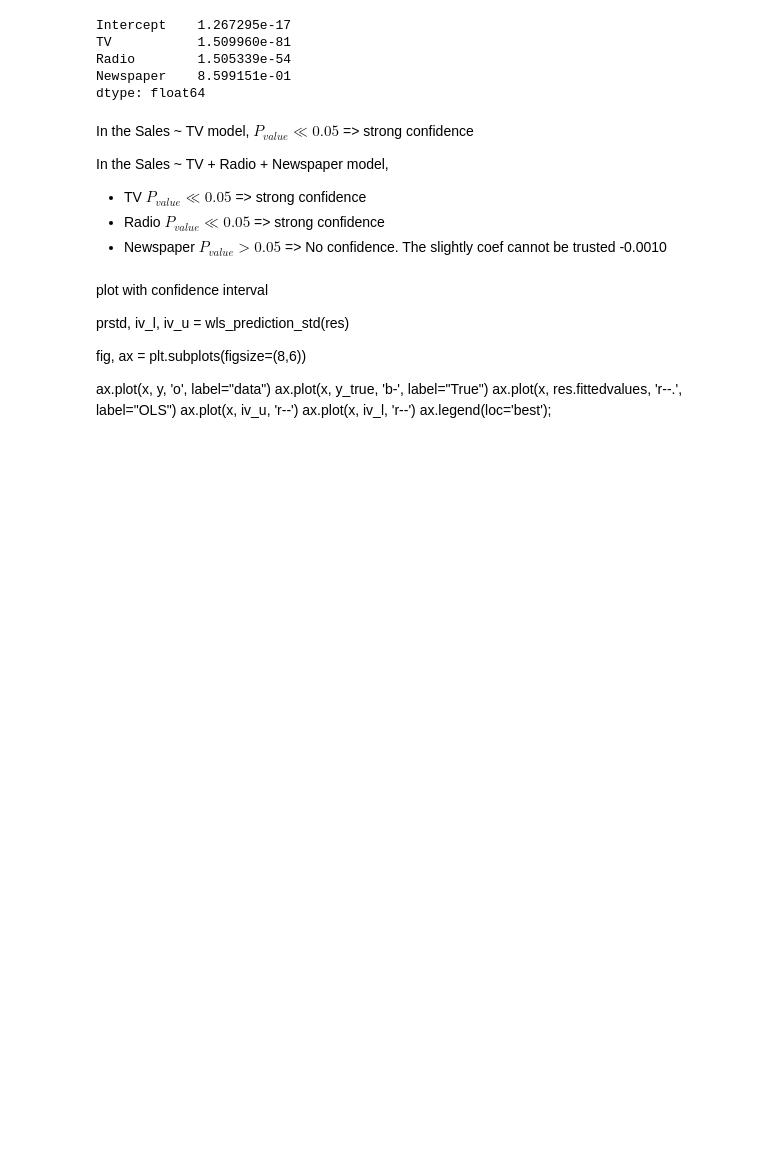
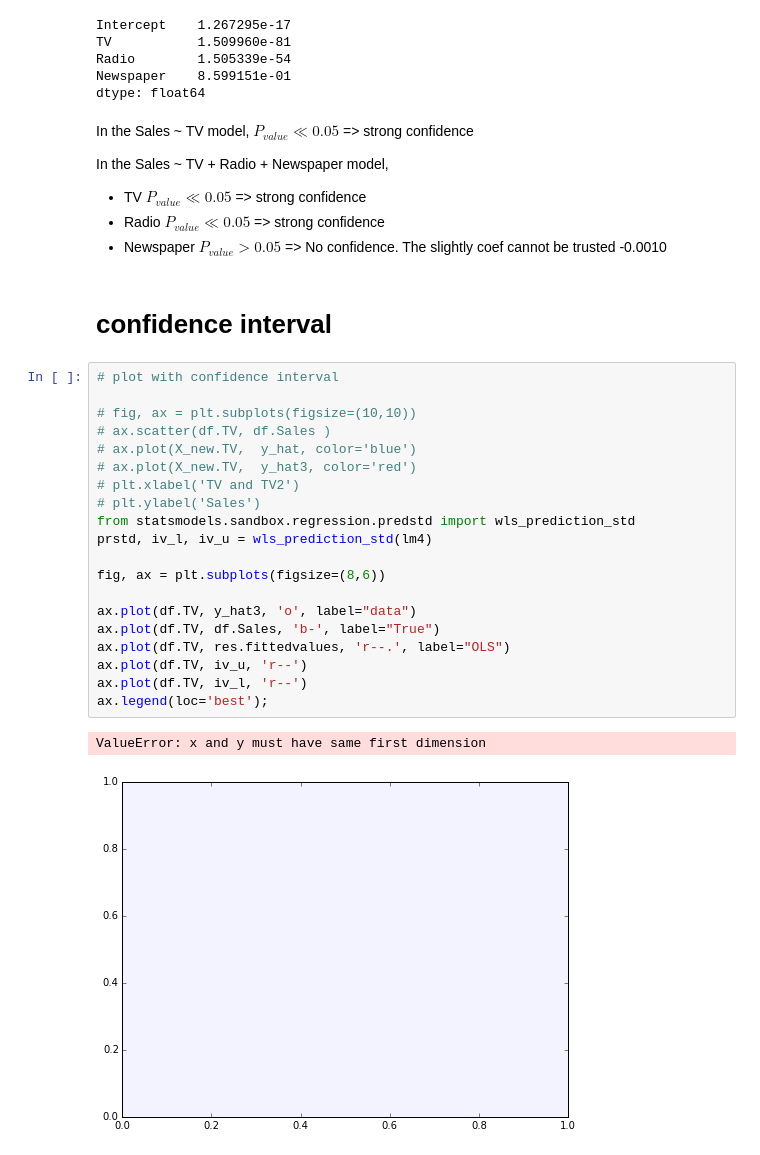
Before and after one commit to alexisperrier/gads, a Jupyter notebook: 04_statistics_inference/py/Lesson 4 - Notebook 2 - Linear Regression for Causal Inference.ipynb, the cells around one changed output. Cells and saved outputs as stored; diff of their text form; blank space fills up the shorter version.

```diff
--- a/04_statistics_inference/py/Lesson 4 - Notebook 2 - Linear Regression for Causal Inference.ipynb
+++ b/04_statistics_inference/py/Lesson 4 - Notebook 2 - Linear Regression for Causal Inference.ipynb
@@ -466,16 +496,28 @@ In the Sales ~ TV + Radio + Newspaper  model,
 * TV \\( P_{value} \ll 0.05 \\)  => strong confidence
 * Radio \\( P_{value} \ll 0.05 \\)  => strong confidence
 * Newspaper \\( P_{value} \gt 0.05 \\)  => No confidence. The slightly coef cannot be trusted -0.0010
-# %% [markdown]
-plot with confidence interval
-
-prstd, iv_l, iv_u = wls_prediction_std(res)
-
-fig, ax = plt.subplots(figsize=(8,6))
-
-ax.plot(x, y, 'o', label="data")
-ax.plot(x, y_true, 'b-', label="True")
-ax.plot(x, res.fittedvalues, 'r--.', label="OLS")
-ax.plot(x, iv_u, 'r--')
-ax.plot(x, iv_l, 'r--')
-ax.legend(loc='best');
+# %% [markdown]
+# confidence interval
+# %%
+# plot with confidence interval
+
+# fig, ax = plt.subplots(figsize=(10,10))
+# ax.scatter(df.TV, df.Sales )
+# ax.plot(X_new.TV,  y_hat, color='blue')
+# ax.plot(X_new.TV,  y_hat3, color='red')
+# plt.xlabel('TV and TV2')
+# plt.ylabel('Sales')
+from statsmodels.sandbox.regression.predstd import wls_prediction_std
+prstd, iv_l, iv_u = wls_prediction_std(lm4)
+
+fig, ax = plt.subplots(figsize=(8,6))
+
+ax.plot(df.TV, y_hat3, 'o', label="data")
+ax.plot(df.TV, df.Sales, 'b-', label="True")
+ax.plot(df.TV, res.fittedvalues, 'r--.', label="OLS")
+ax.plot(df.TV, iv_u, 'r--')
+ax.plot(df.TV, iv_l, 'r--')
+ax.legend(loc='best');
+# %% [output]
+ValueError: x and y must have same first dimension
+[figure, added]
```
Also changed, not shown: parts of 20 cells of this notebook, 1 other file.
